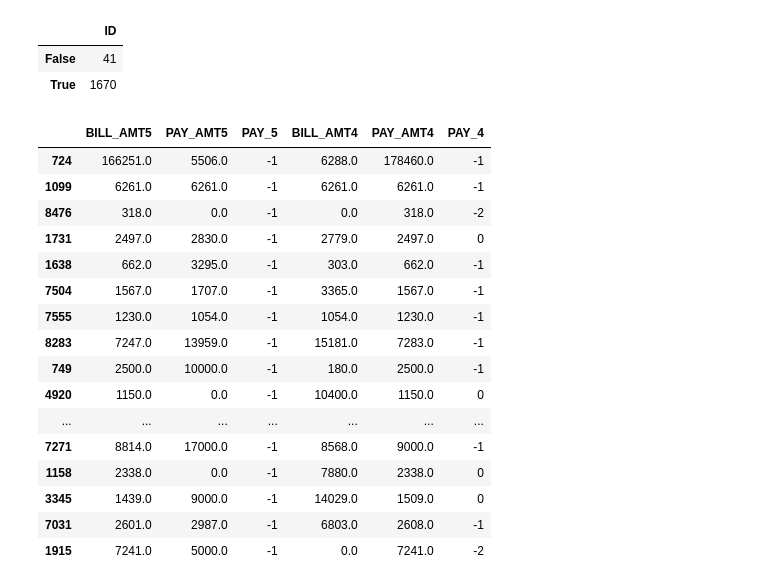
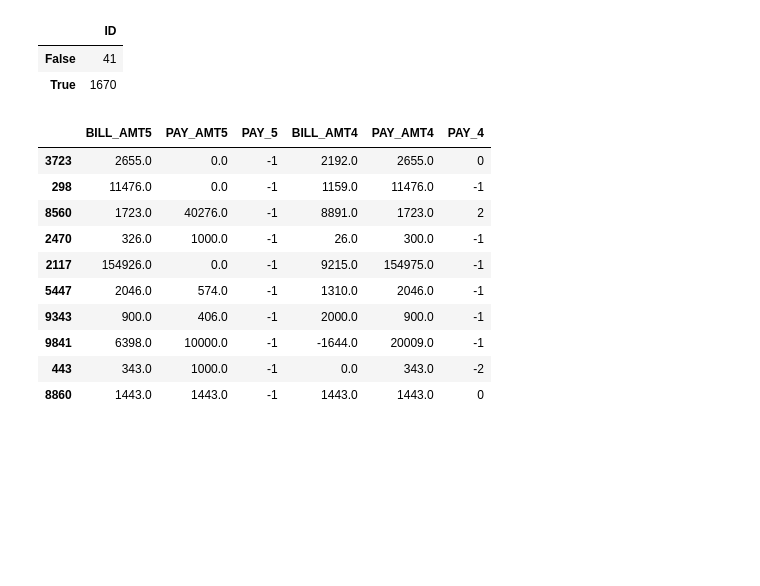
Before and after one commit to yickminglee/Reap-DS-challenge, a Jupyter notebook: Exploratory Data Analysis.ipynb, the cells around one changed output. Cells and saved outputs as stored; diff of their text form; code cells hidden in the pictures; blank space fills up the shorter version.

```diff
--- a/Exploratory Data Analysis.ipynb
+++ b/Exploratory Data Analysis.ipynb
@@ -378,25 +373,19 @@ df_explore[sel_filter].groupby(df_explore.BILL_AMT6<=df_explore.PAY_AMT5).agg({'
 | True | 1670 |
 # %%
 sel_filter = ((df.PAY_5 == -1) & (df.BILL_AMT5 > 0))
-df_explore[sel_filter][['BILL_AMT5', 'PAY_AMT5', 'PAY_5', 'BILL_AMT4', 'PAY_AMT4', 'PAY_4']].sample(20)
+df_explore[sel_filter][['BILL_AMT5', 'PAY_AMT5', 'PAY_5', 'BILL_AMT4', 'PAY_AMT4', 'PAY_4']].sample(10)
 # %% [output]
 |  | BILL_AMT5 | PAY_AMT5 | PAY_5 | BILL_AMT4 | PAY_AMT4 | PAY_4 |
-| 724 | 166251.0 | 5506.0 | -1 | 6288.0 | 178460.0 | -1 |
-| 1099 | 6261.0 | 6261.0 | -1 | 6261.0 | 6261.0 | -1 |
-| 8476 | 318.0 | 0.0 | -1 | 0.0 | 318.0 | -2 |
-| 1731 | 2497.0 | 2830.0 | -1 | 2779.0 | 2497.0 | 0 |
-| 1638 | 662.0 | 3295.0 | -1 | 303.0 | 662.0 | -1 |
-| 7504 | 1567.0 | 1707.0 | -1 | 3365.0 | 1567.0 | -1 |
-| 7555 | 1230.0 | 1054.0 | -1 | 1054.0 | 1230.0 | -1 |
-| 8283 | 7247.0 | 13959.0 | -1 | 15181.0 | 7283.0 | -1 |
-| 749 | 2500.0 | 10000.0 | -1 | 180.0 | 2500.0 | -1 |
-| 4920 | 1150.0 | 0.0 | -1 | 10400.0 | 1150.0 | 0 |
-| ... | ... | ... | ... | ... | ... | ... |
-| 7271 | 8814.0 | 17000.0 | -1 | 8568.0 | 9000.0 | -1 |
-| 1158 | 2338.0 | 0.0 | -1 | 7880.0 | 2338.0 | 0 |
-| 3345 | 1439.0 | 9000.0 | -1 | 14029.0 | 1509.0 | 0 |
-| 7031 | 2601.0 | 2987.0 | -1 | 6803.0 | 2608.0 | -1 |
-| 1915 | 7241.0 | 5000.0 | -1 | 0.0 | 7241.0 | -2 |
+| 3723 | 2655.0 | 0.0 | -1 | 2192.0 | 2655.0 | 0 |
+| 298 | 11476.0 | 0.0 | -1 | 1159.0 | 11476.0 | -1 |
+| 8560 | 1723.0 | 40276.0 | -1 | 8891.0 | 1723.0 | 2 |
+| 2470 | 326.0 | 1000.0 | -1 | 26.0 | 300.0 | -1 |
+| 2117 | 154926.0 | 0.0 | -1 | 9215.0 | 154975.0 | -1 |
+| 5447 | 2046.0 | 574.0 | -1 | 1310.0 | 2046.0 | -1 |
+| 9343 | 900.0 | 406.0 | -1 | 2000.0 | 900.0 | -1 |
+| 9841 | 6398.0 | 10000.0 | -1 | -1644.0 | 20009.0 | -1 |
+| 443 | 343.0 | 1000.0 | -1 | 0.0 | 343.0 | -2 |
+| 8860 | 1443.0 | 1443.0 | -1 | 1443.0 | 1443.0 | 0 |
 # %%
 df_explore[sel_filter].groupby(df_explore.BILL_AMT5<=df_explore.PAY_AMT4).agg({'ID':'count'})
 # %% [output]
```
Also changed, not shown: parts of 27 cells of this notebook, 1 other file.
